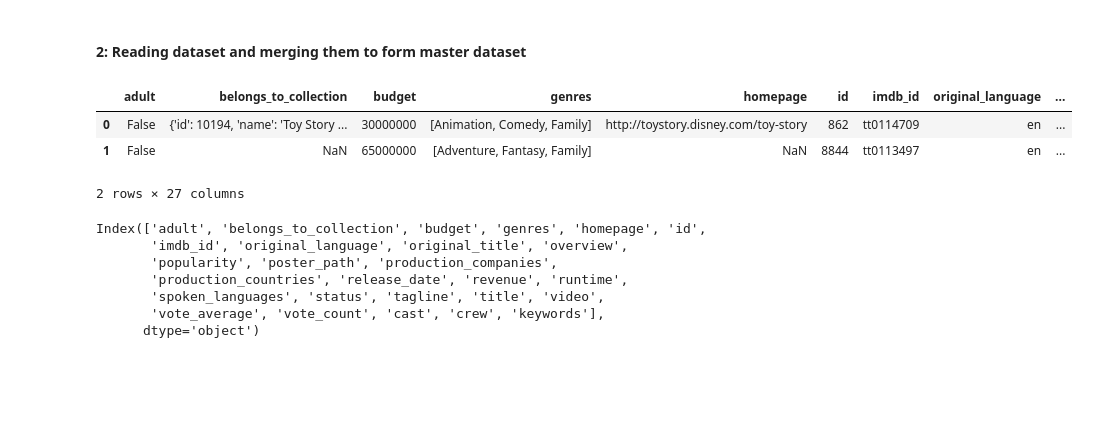
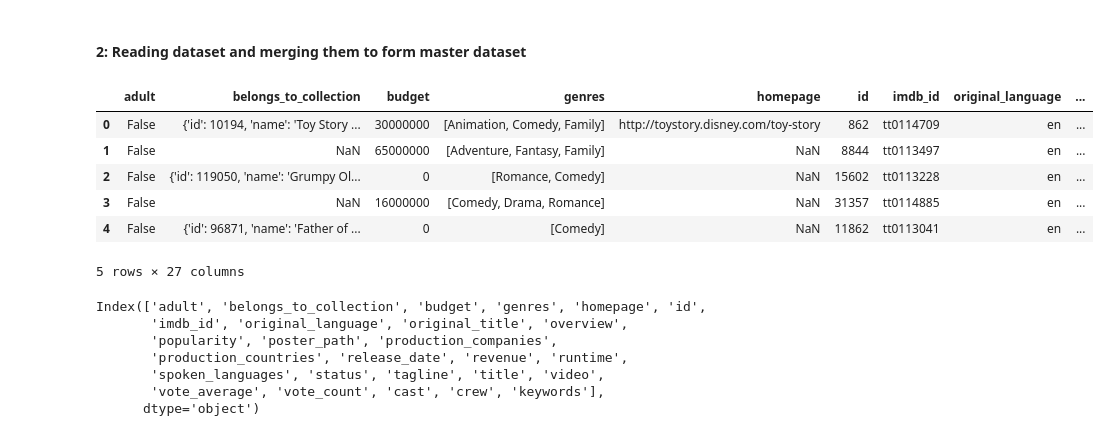
Before and after one commit to dxcanh/movie-recommender-system, a Jupyter notebook: Movie_Recommendation_System_Complete_Guide.ipynb, the cells around one changed output. Cells and saved outputs as stored; diff of their text form; code cells hidden in the pictures; blank space fills up the shorter version.

```diff
--- a/Movie_Recommendation_System_Complete_Guide.ipynb
+++ b/Movie_Recommendation_System_Complete_Guide.ipynb
@@ -113,10 +38,10 @@ def get_director(x):
 # %% [markdown]
 #### 2: Reading dataset and merging them to form master dataset
 # %%
-movies_dataset  = pd.read_csv('/content/data/movies_metadata.csv')
-credits         = pd.read_csv('/content/data/credits.csv')
-keywords        = pd.read_csv('/content/data/keywords.csv')
-links           = pd.read_csv('/content/data/links.csv')
+movies_dataset  = pd.read_csv('/home/canhdx/workspace/movie-recommender-system/data/movies_metadata.csv')
+credits         = pd.read_csv('/home/canhdx/workspace/movie-recommender-system/data/credits.csv')
+keywords        = pd.read_csv('/home/canhdx/workspace/movie-recommender-system/data/keywords.csv')
+links           = pd.read_csv('/home/canhdx/workspace/movie-recommender-system/data/links.csv')
 # %%
 ## Dropping these 3 rows because Date Column value for them is string date instead of Int with ID.
 movies_dataset = movies_dataset.drop([19730, 29503, 35587])
@@ -133,12 +58,15 @@ movies_dataset['id'] = movies_dataset['id'].astype('int')
 movies_dataset = movies_dataset.merge(credits, on='id')
 master_dataset = movies_dataset.merge(keywords, on='id')
 # %%
-master_dataset.head(2)
+master_dataset.head()
 # %% [output]
 |  | adult | belongs_to_collection | budget | genres | homepage | id | imdb_id | original_language | ... |
 | 0 | False | {'id': 10194, 'name': 'Toy Story ... | 30000000 | [Animation, Comedy, Family] | http://toystory.disney.com/toy-story | 862 | tt0114709 | en | ... |
 | 1 | False | NaN | 65000000 | [Adventure, Fantasy, Family] | NaN | 8844 | tt0113497 | en | ... |
+| 2 | False | {'id': 119050, 'name': 'Grumpy Ol... | 0 | [Romance, Comedy] | NaN | 15602 | tt0113228 | en | ... |
+| 3 | False | NaN | 16000000 | [Comedy, Drama, Romance] | NaN | 31357 | tt0114885 | en | ... |
+| 4 | False | {'id': 96871, 'name': 'Father of ... | 0 | [Comedy] | NaN | 11862 | tt0113041 | en | ... |
-2 rows × 27 columns
+5 rows × 27 columns
 # %%
 print(master_dataset.columns)
 # %% [output]
```
Also changed, not shown: parts of 35 cells of this notebook.
